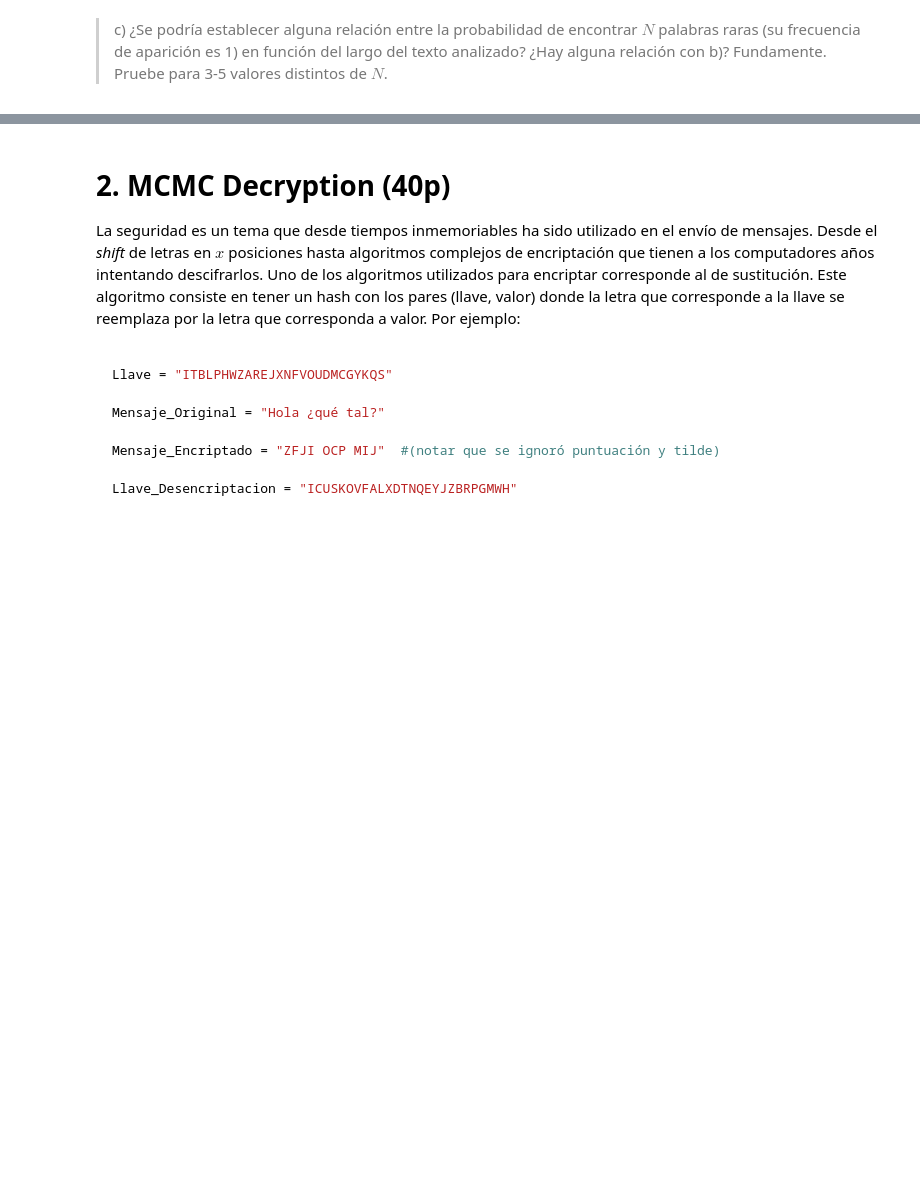
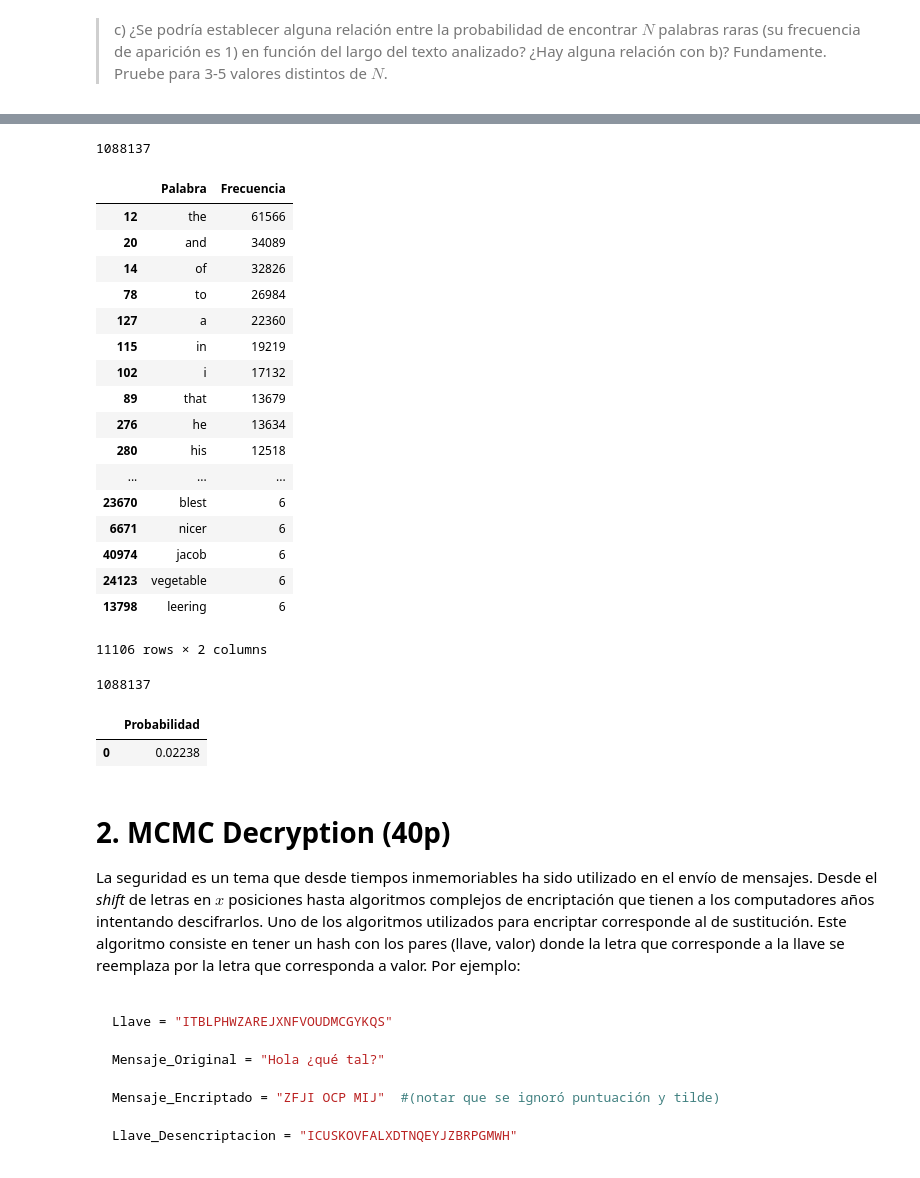
Before and after one commit to dmedelba/Lab3-Estaca, a Jupyter notebook: Laboratorio 3.ipynb, the cells around one changed output, grey strips where cells are left out. Drawn from its saved outputs; the diff is of its cells as text; code cells hidden in the pictures; blank space fills up the shorter version.

```diff
--- a/Laboratorio 3.ipynb
+++ b/Laboratorio 3.ipynb
@@ -193,3 +206,38 @@ dtype: float64
+# %%
+nPalabras
+# %% [output]
+1088137
+# %%
+cuenta_palabras
+df = pd.DataFrame(cuenta_palabras.items(), columns=['Palabra', 'Frecuencia'])
+df.sort_values(by='Frecuencia', inplace=True)
+df[(df.Frecuencia>5)].sort_values(by='Frecuencia', ascending=False).head(4000000)
+# %% [output]
+|  | Palabra | Frecuencia |
+| 12 | the | 61566 |
+| 20 | and | 34089 |
+| 14 | of | 32826 |
+| 78 | to | 26984 |
+| 127 | a | 22360 |
+| 115 | in | 19219 |
+| 102 | i | 17132 |
+| 89 | that | 13679 |
+| 276 | he | 13634 |
+| 280 | his | 12518 |
+| ... | ... | ... |
+| 23670 | blest | 6 |
+| 6671 | nicer | 6 |
+| 40974 | jacob | 6 |
+| 24123 | vegetable | 6 |
+| 13798 | leering | 6 |
+11106 rows × 2 columns
+# %%
+print(nPalabras)
+cuentaPalabras(nPalabras)
+# %% [output]
+1088137
+|  | Probabilidad |
+| 0 | 0.02238 |
 # %% [markdown]
 # 2. MCMC Decryption (40p)
 
```
Also changed, not shown: parts of 4 cells of this notebook.
